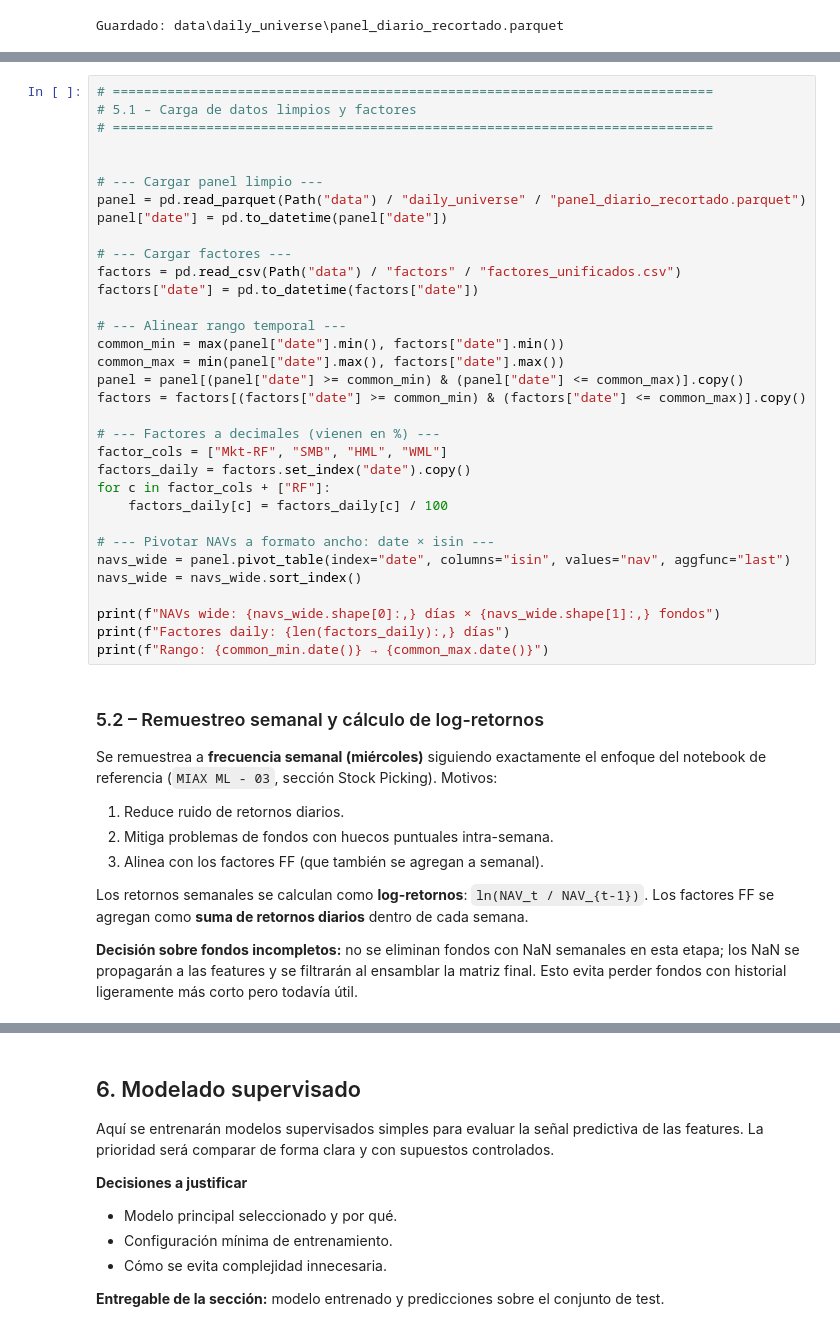
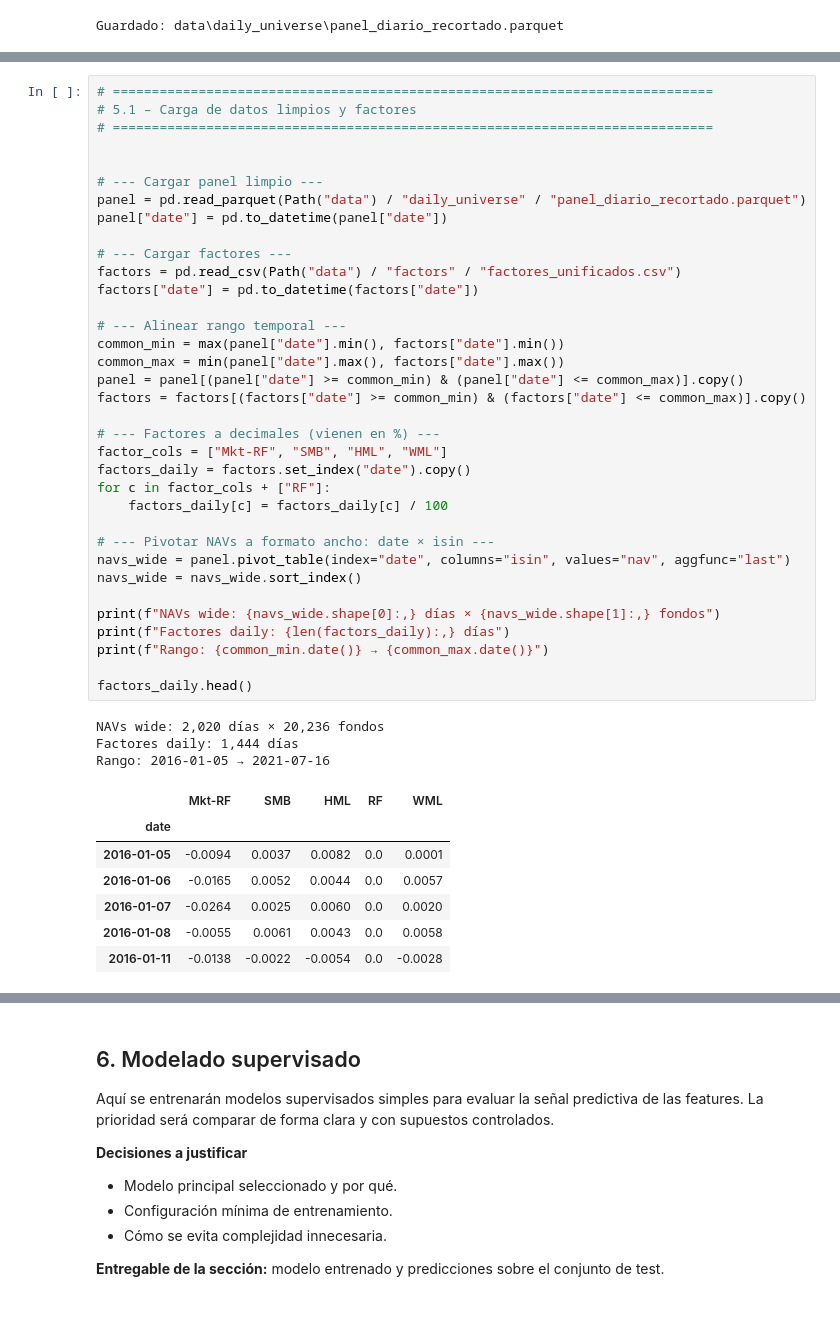
Before and after one commit to Romequinco/TAREA_SUPERVISED_LEARNIGN_-AND_DATA_PREPROCESSING, a Jupyter notebook: TAREA.ipynb, the cells around one changed output, grey strips where cells are left out. Saved outputs shown, nothing was run; the diff lists cells and outputs as text.

```diff
--- a/TAREA.ipynb
+++ b/TAREA.ipynb
@@ -2549,46 +2601,43 @@ por lo que se dividen entre 100 para trabajar en decimales, coherente con los lo
 # =============================================================================
 
 
 # --- Cargar panel limpio ---
 panel = pd.read_parquet(Path("data") / "daily_universe" / "panel_diario_recortado.parquet")
 panel["date"] = pd.to_datetime(panel["date"])
 
 # --- Cargar factores ---
 factors = pd.read_csv(Path("data") / "factors" / "factores_unificados.csv")
 factors["date"] = pd.to_datetime(factors["date"])
 
 # --- Alinear rango temporal ---
 common_min = max(panel["date"].min(), factors["date"].min())
 common_max = min(panel["date"].max(), factors["date"].max())
 panel = panel[(panel["date"] >= common_min) & (panel["date"] <= common_max)].copy()
 factors = factors[(factors["date"] >= common_min) & (factors["date"] <= common_max)].copy()
 
 # --- Factores a decimales (vienen en %) ---
 factor_cols = ["Mkt-RF", "SMB", "HML", "WML"]
 factors_daily = factors.set_index("date").copy()
 for c in factor_cols + ["RF"]:
     factors_daily[c] = factors_daily[c] / 100
 
 # --- Pivotar NAVs a formato ancho: date × isin ---
 navs_wide = panel.pivot_table(index="date", columns="isin", values="nav", aggfunc="last")
 navs_wide = navs_wide.sort_index()
 
 print(f"NAVs wide: {navs_wide.shape[0]:,} días × {navs_wide.shape[1]:,} fondos")
 print(f"Factores daily: {len(factors_daily):,} días")
 print(f"Rango: {common_min.date()} → {common_max.date()}")
+
+factors_daily.head()
+# %% [output]
+NAVs wide: 2,020 días × 20,236 fondos
+Factores daily: 1,444 días
+Rango: 2016-01-05 → 2021-07-16
+|  | Mkt-RF | SMB | HML | RF | WML |
+| date |  |  |  |  |  |
+| 2016-01-05 | -0.0094 | 0.0037 | 0.0082 | 0.0 | 0.0001 |
+| 2016-01-06 | -0.0165 | 0.0052 | 0.0044 | 0.0 | 0.0057 |
+| 2016-01-07 | -0.0264 | 0.0025 | 0.0060 | 0.0 | 0.0020 |
+| 2016-01-08 | -0.0055 | 0.0061 | 0.0043 | 0.0 | 0.0058 |
+| 2016-01-11 | -0.0138 | -0.0022 | -0.0054 | 0.0 | -0.0028 |
-# %% [markdown]
-### 5.2 – Remuestreo semanal y cálculo de log-retornos
-
-Se remuestrea a **frecuencia semanal (miércoles)** siguiendo exactamente el enfoque del notebook
-de referencia (`MIAX ML - 03`, sección Stock Picking). Motivos:
-
-1. Reduce ruido de retornos diarios.
-2. Mitiga problemas de fondos con huecos puntuales intra-semana.
-3. Alinea con los factores FF (que también se agregan a semanal).
-
-Los retornos semanales se calculan como **log-retornos**: `ln(NAV_t / NAV_{t-1})`.
-Los factores FF se agregan como **suma de retornos diarios** dentro de cada semana.
-
-**Decisión sobre fondos incompletos:** no se eliminan fondos con NaN semanales en esta etapa;
-los NaN se propagarán a las features y se filtrarán al ensamblar la matriz final.
-Esto evita perder fondos con historial ligeramente más corto pero todavía útil.
```
Also changed, not shown: parts of 19 cells of this notebook, 1 other file.
